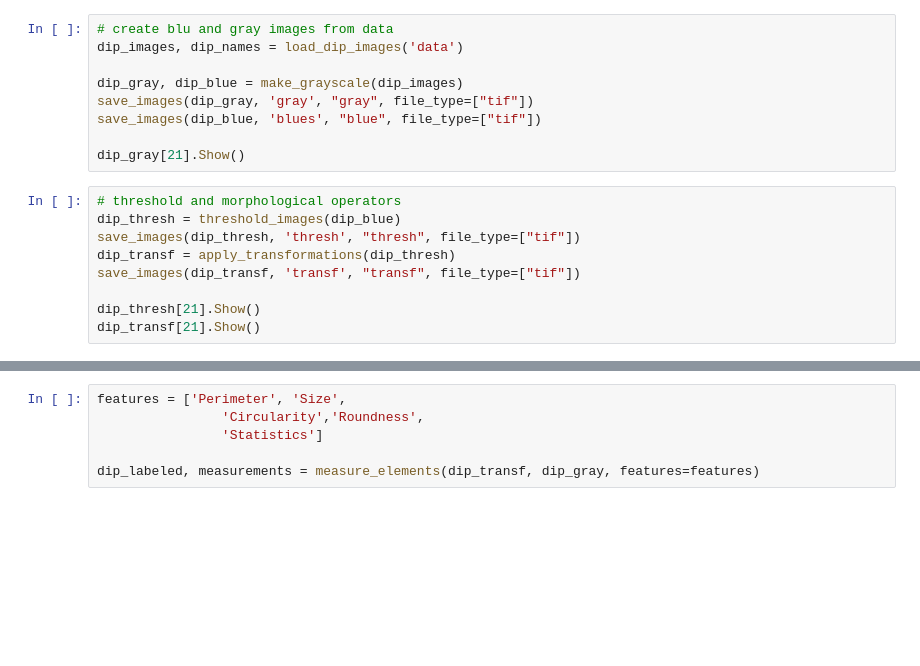
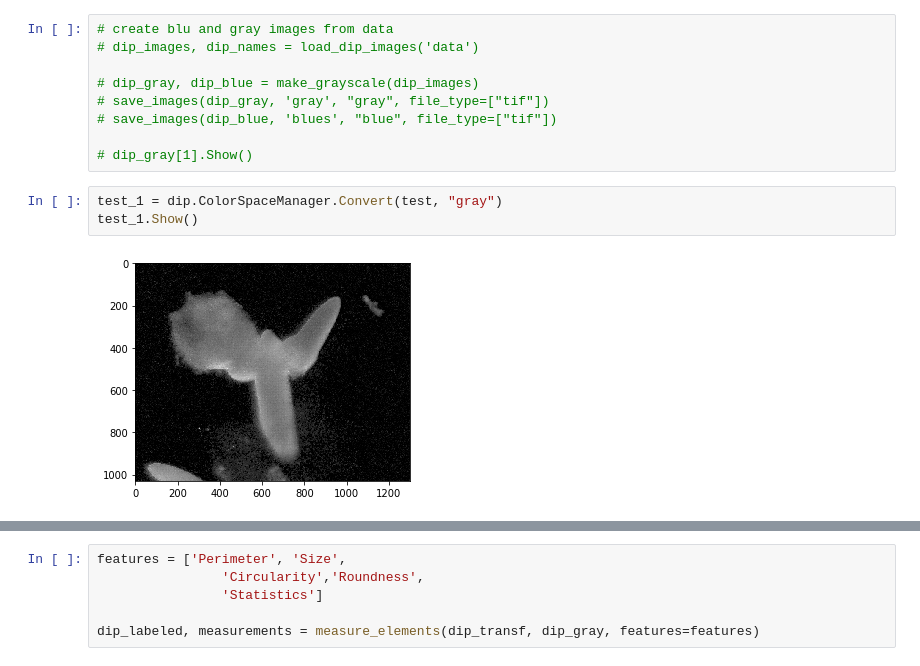
Before and after one commit to eleonoraieronimaki/shape_texture_classification, a Jupyter notebook: ele.ipynb, the cells around one changed output, grey strips where cells are left out. Drawn from its saved outputs; the diff is of its cells as text; blank space fills up the shorter version.

```diff
--- a/ele.ipynb
+++ b/ele.ipynb
@@ -11,18 +60,14 @@ from utilities import *
 # %%
 # create blu and gray images from data
-dip_images, dip_names = load_dip_images('data')
+# dip_images, dip_names = load_dip_images('data')
 
-dip_gray, dip_blue = make_grayscale(dip_images)
-save_images(dip_gray, 'gray', "gray", file_type=["tif"])
-save_images(dip_blue, 'blues', "blue", file_type=["tif"])
+# dip_gray, dip_blue = make_grayscale(dip_images)
+# save_images(dip_gray, 'gray', "gray", file_type=["tif"])
+# save_images(dip_blue, 'blues', "blue", file_type=["tif"])
 
-dip_gray[21].Show()
+# dip_gray[1].Show()
-# %%
-# threshold and morphological operators
-dip_thresh = threshold_images(dip_blue)
-save_images(dip_thresh, 'thresh', "thresh", file_type=["tif"])
-dip_transf = apply_transformations(dip_thresh)
-save_images(dip_transf, 'transf', "transf", file_type=["tif"])
-
-dip_thresh[21].Show()
-dip_transf[21].Show()
+# %%
+test_1 = dip.ColorSpaceManager.Convert(test, "gray")
+test_1.Show()
+# %% [output]
+[figure, added]
```
Also changed, not shown: parts of 7 cells of this notebook, 2 other files.
